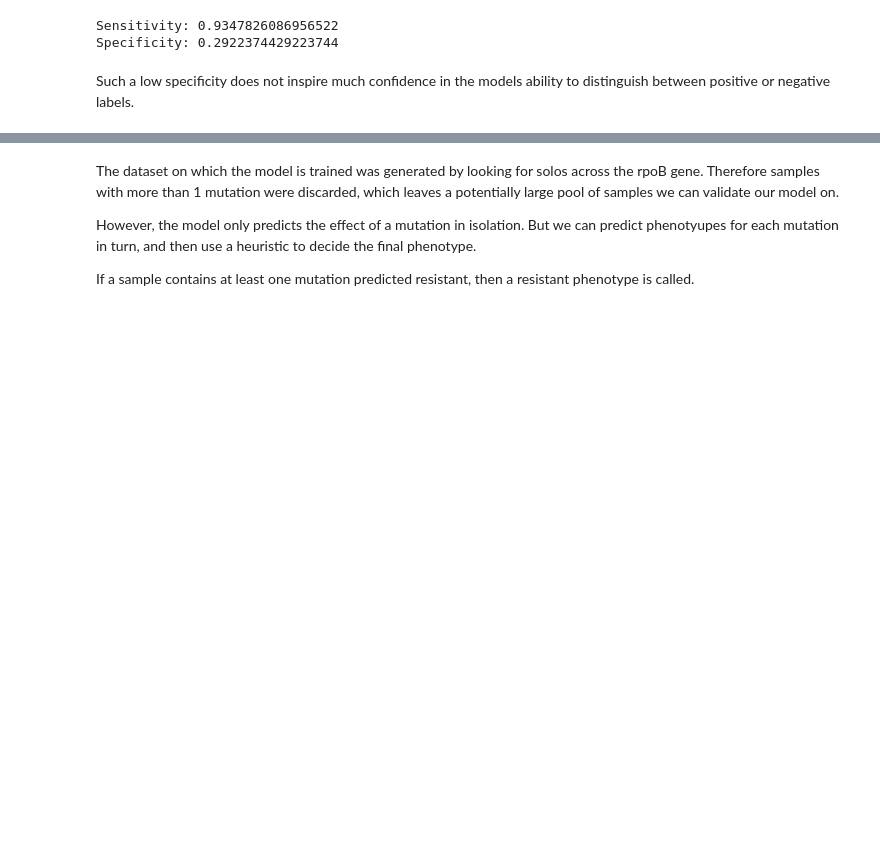
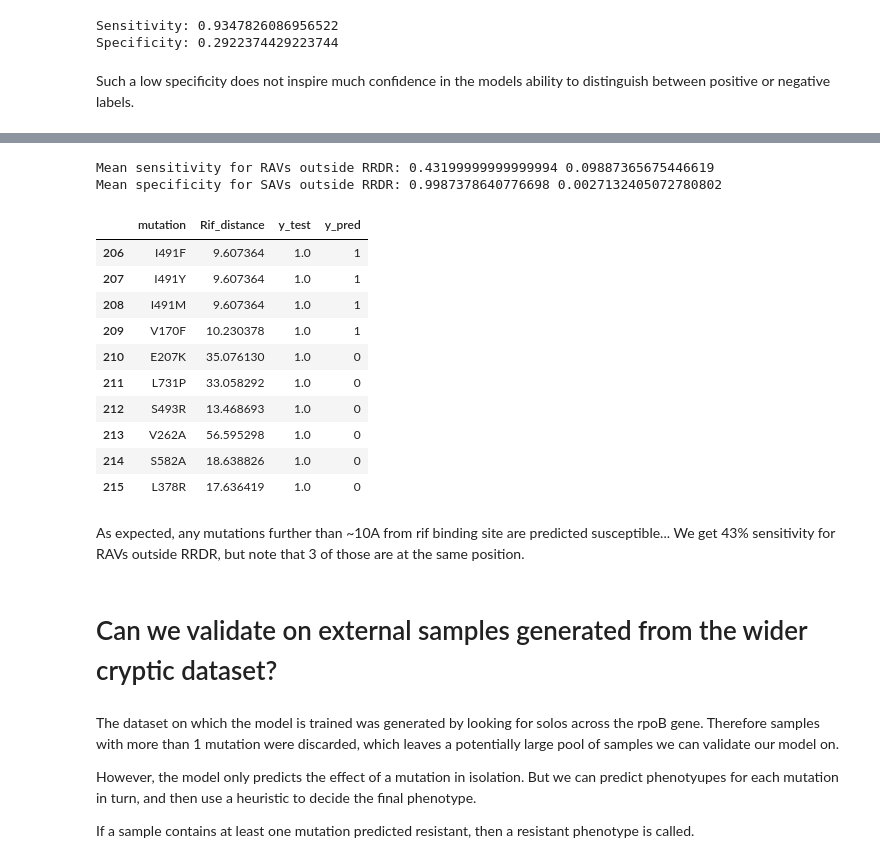
Before and after one commit to fowler-lab/predict-rifampicin-resistance, a Jupyter notebook: Results.ipynb, the cells around one changed output, grey strips where cells are left out. Drawn from its saved outputs; the diff is of its cells as text; code cells hidden in the pictures; blank space fills up the shorter version.

Commit message:
non rrdr

```diff
--- a/Results.ipynb
+++ b/Results.ipynb
@@ -752,3 +762,69 @@ Such a low specificity does not inspire much confidence in the models ability to
+# %%
+#extract all mutations outside RRDR and convert to np array (the test set)
+outside_rrdr = data[(data.resid < 426) | (data.resid > 452)][features_and_label]
+outside_rrdr = outside_rrdr.to_numpy()
+
+sensitivity, specificity = [], []
+for seed in random_seeds:
+    model = Models(
+        {"all": data[features_and_label]},
+        'DT',
+        "recall",
+        random_seed=seed,
+        test_fraction=0.20,
+        verbose=False,
+        output_plots=False,
+        )
+    X_train, y_train = model.X_train_nd["all"], model.y_train_nd["all"]
+    est, thresh = model.opt_estimator, model.opt_threshold
+
+    #re-fit best performing model to training data
+    est.fit(X_train, y_train)
+
+    # test set (include all mutations outside RRDR due to limited RAVs - therefore, will overlap with training set)
+    X_test, y_test = outside_rrdr[:, :4], outside_rrdr[:, -1]
+
+    #predict on test directly so we can easily pull out TP, TN, FP, FN
+    y_pred = (est.predict_proba(X_test)[:, 1] >= thresh).astype(int)
+
+    X_test_df = pd.DataFrame(X_test, columns=feature_list)
+    X_test_df['y_test'], X_test_df['y_pred'] = y_test, y_pred
+
+    #merge with data df so we can interrogate mutation predictions
+    X_test_df = pd.merge(X_test_df, data, on=['snap2_score', 'Rif_distance', 'RNA_distance', 'temp_factor'], how='left')
+
+    tp = ((X_test_df['y_test'] == 1) & (X_test_df['y_pred'] == 1)).sum()
+    fn = ((X_test_df['y_test'] == 1) & (X_test_df['y_pred'] == 0)).sum()
+    tn = ((X_test_df['y_test'] == 0) & (X_test_df['y_pred'] == 0)).sum()
+    fp = ((X_test_df['y_test'] == 0) & (X_test_df['y_pred'] == 1)).sum()
+
+    sensitivity.append(tp / (tp + fn))
+    specificity.append(tn / (tn + fp))
+# %%
+print ('Mean sensitivity for RAVs outside RRDR:', np.mean(sensitivity), np.std(sensitivity))
+print ('Mean specificity for SAVs outside RRDR:', np.mean(specificity), np.std(specificity))
+# %% [output]
+Mean sensitivity for RAVs outside RRDR: 0.43199999999999994 0.09887365675446619
+Mean specificity for SAVs outside RRDR: 0.9987378640776698 0.0027132405072780802
+# %%
+#interrogate non-RRDR RAV classifications
+X_test_df[X_test_df.phenotype==1][['mutation', 'Rif_distance', 'y_test', 'y_pred']]
+# %% [output]
+|  | mutation | Rif_distance | y_test | y_pred |
+| 206 | I491F | 9.607364 | 1.0 | 1 |
+| 207 | I491Y | 9.607364 | 1.0 | 1 |
+| 208 | I491M | 9.607364 | 1.0 | 1 |
+| 209 | V170F | 10.230378 | 1.0 | 1 |
+| 210 | E207K | 35.076130 | 1.0 | 0 |
+| 211 | L731P | 33.058292 | 1.0 | 0 |
+| 212 | S493R | 13.468693 | 1.0 | 0 |
+| 213 | V262A | 56.595298 | 1.0 | 0 |
+| 214 | S582A | 18.638826 | 1.0 | 0 |
+| 215 | L378R | 17.636419 | 1.0 | 0 |
+# %% [markdown]
+As expected, any mutations further than ~10A from rif binding site are predicted susceptible... We get 43% sensitivity for RAVs outside RRDR, but note that 3 of those are at the same position.
+# %% [markdown]
+# Can we validate on external samples generated from the wider cryptic dataset?
 # %% [markdown]
 The dataset on which the model is trained was generated by looking for solos across the rpoB gene. Therefore samples with more than 1 mutation were discarded, which leaves a potentially large pool of samples we can validate our model on.
 
```
Also changed, not shown: parts of 27 cells of this notebook, 2 other files.
